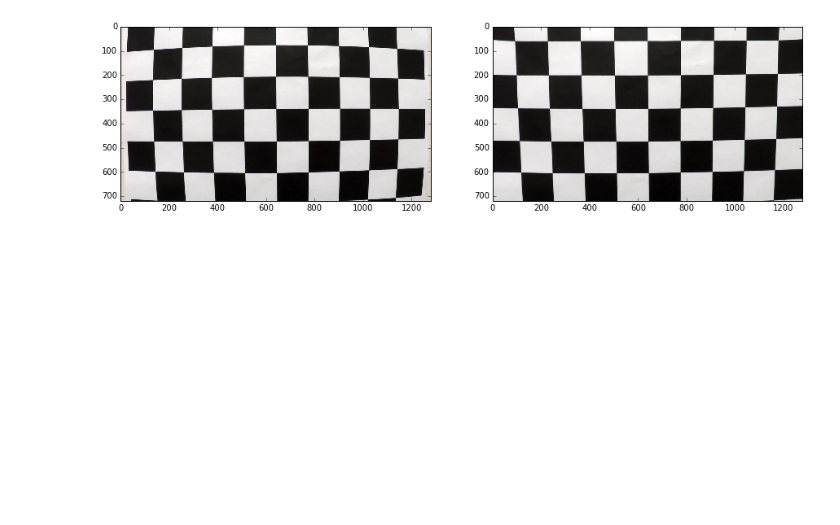
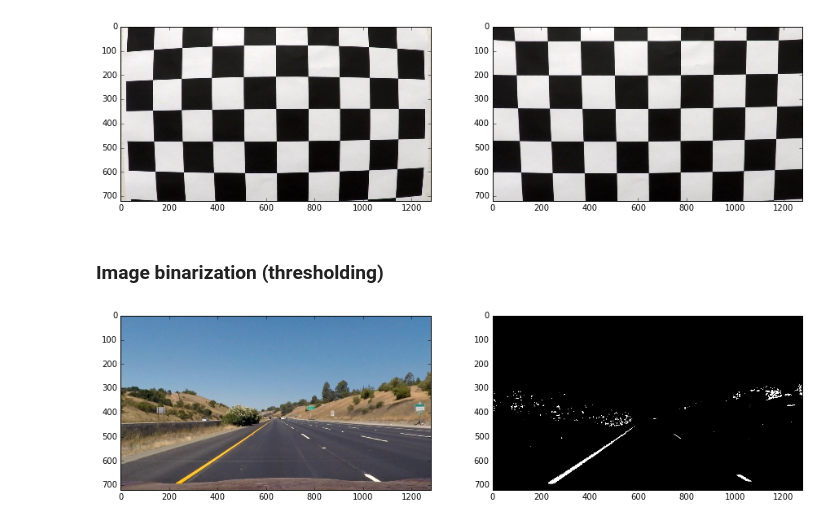
Before and after one commit to Goldob/CarND-Advanced-Lane-Lines, a Jupyter notebook: solution.ipynb, the cells around one changed output. Cells and saved outputs as stored; diff of their text form; code cells hidden in the pictures; blank space fills up the shorter version.

Commit message:
Perform image binarization to extract lane lines pixels

```diff
--- a/solution.ipynb
+++ b/solution.ipynb
@@ -6,10 +6,10 @@ def side_by_side(left, right):
     plt.figure(figsize=(15, 10))
 
     plt.subplot(121)
-    plt.imshow(left)
+    plt.imshow(left, cmap='gray')
 
     plt.subplot(122)
-    plt.imshow(right)
+    plt.imshow(right, cmap='gray')
 
     plt.show()
 # %% [markdown]
@@ -56,2 +58,21 @@ side_by_side(test_image, undistorted)
 # %% [output]
 [figure]
+# %% [markdown]
+### Image binarization (thresholding)
+# %%
+def binarize(img):
+    hls = cv2.cvtColor(img, cv2.COLOR_RGB2HLS)
+    stn = hls[:, :, 2]
+
+    stn_mask = np.zeros_like(stn)
+    stn_mask[stn >= 128] = 1
+
+    return stn_mask
+
+image = cv2.imread('test_images/straight_lines1.jpg')
+image = cv2.cvtColor(image, cv2.COLOR_BGR2RGB)
+undistorted = cv2.undistort(image, cmtx, dist)
+
+side_by_side(undistorted, binarize(undistorted))
+# %% [output]
+[figure, added]
```
Also changed, not shown: parts of 4 cells of this notebook.
